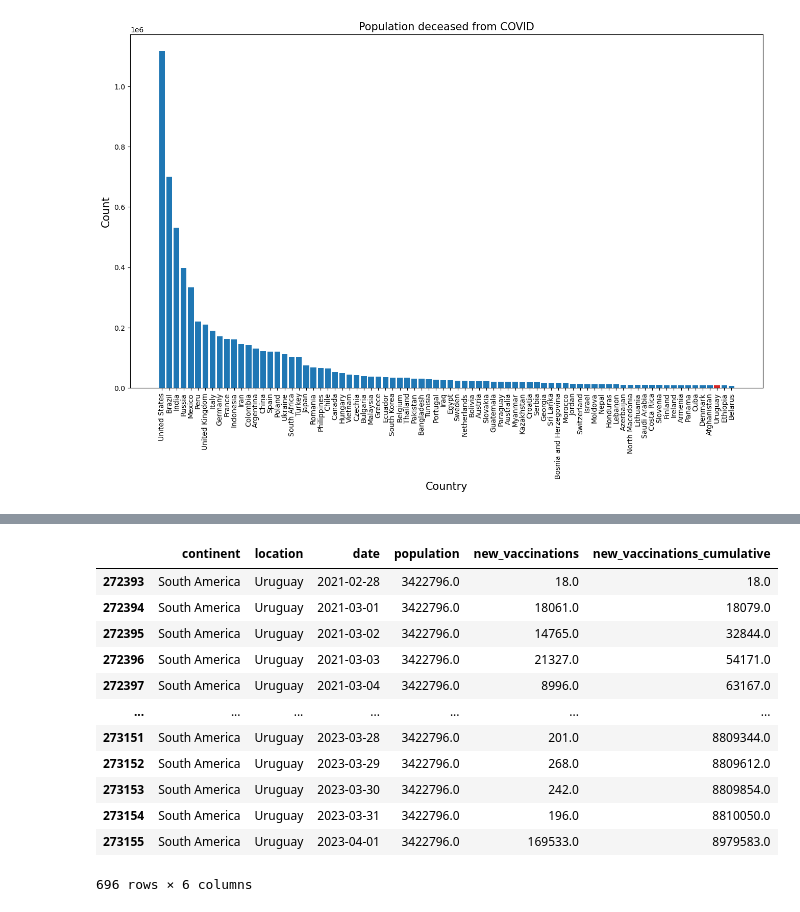
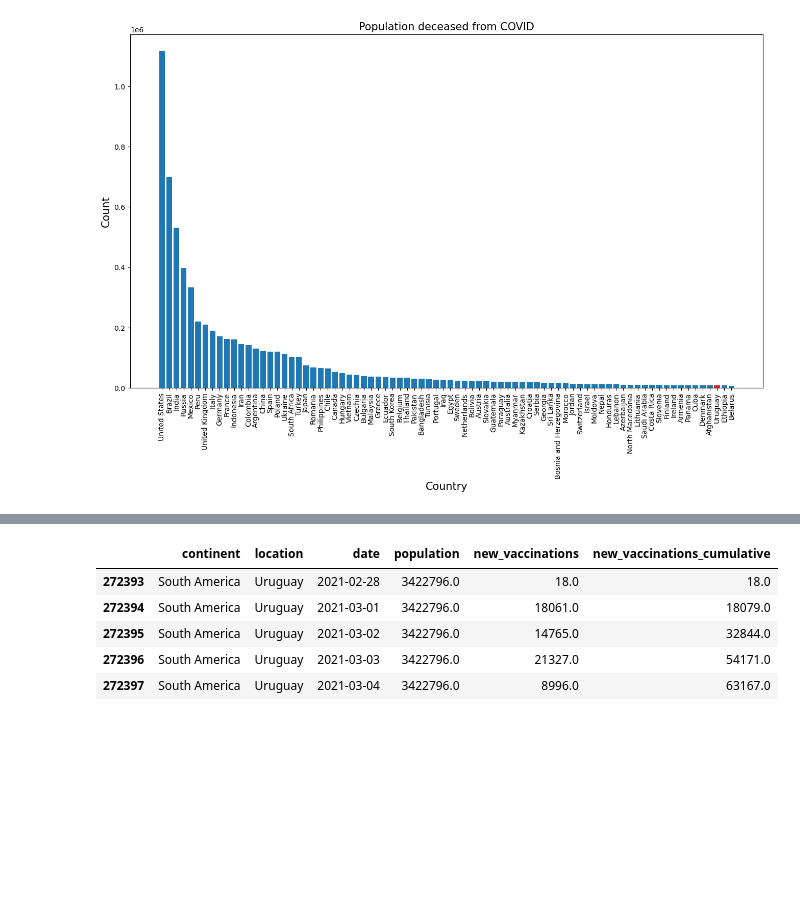
Before and after one commit to David-Almaguer-La-Rosa/SQL-queries-from-Jupyter-Notebook, a Jupyter notebook: Database connection and SQL queries from Jupyter Notebook.ipynb, the cells around one changed output, grey strips where cells are left out. Drawn from its saved outputs; the diff is of its cells as text; code cells hidden in the pictures; blank space fills up the shorter version.

```diff
--- a/Database connection and SQL queries from Jupyter Notebook.ipynb
+++ b/Database connection and SQL queries from Jupyter Notebook.ipynb
@@ -310,31 +319,24 @@ df_6
 # %%
-# obtaining the accumulated number of new vaccinations by country (adding window functions inside in the query)
-# remember to first change the data type of the date column in table covidvaccination to DATE
+# obtaining the accumulated number of new vaccinations by country (adding windows functions in the JOIN query)
+# remember first change the data type of the date column in table covidvaccination to DATE
 sql='''
-    SELECT D.continent, D.location, D.date, D.population, D.new_vaccinations,
+    SELECT D.continent, D.location, D.date, D.population, V.new_vaccinations,
     SUM(CAST(V.new_vaccinations AS INT)) OVER(PARTITION BY D.location ORDER BY D.location, D.date) AS new_vaccinations_cumulative
     FROM coviddeaths D
     JOIN covidvaccination V
     ON D.location = V.location
     AND D.date = V.date
     WHERE D.continent IS NOT NULL
 '''
 query = connection.execute(text(sql))
 result = query.fetchall()
-df_7 = pd.DataFrame(result)
-df_7
-df_7[(df_7['location'] == 'Uruguay') & (df_7['new_vaccinations'] >= 1)]
+df_8 = pd.DataFrame(result)
+df_8
+df_8[(df_8['location'] == 'Uruguay') & (df_8['new_vaccinations'] >= 1)].head(5)
 # %% [output]
 |  | continent | location | date | population | new_vaccinations | new_vaccinations_cumulative |
 | 272393 | South America | Uruguay | 2021-02-28 | 3422796.0 | 18.0 | 18.0 |
 | 272394 | South America | Uruguay | 2021-03-01 | 3422796.0 | 18061.0 | 18079.0 |
 | 272395 | South America | Uruguay | 2021-03-02 | 3422796.0 | 14765.0 | 32844.0 |
 | 272396 | South America | Uruguay | 2021-03-03 | 3422796.0 | 21327.0 | 54171.0 |
 | 272397 | South America | Uruguay | 2021-03-04 | 3422796.0 | 8996.0 | 63167.0 |
-| ... | ... | ... | ... | ... | ... | ... |
-| 273151 | South America | Uruguay | 2023-03-28 | 3422796.0 | 201.0 | 8809344.0 |
-| 273152 | South America | Uruguay | 2023-03-29 | 3422796.0 | 268.0 | 8809612.0 |
-| 273153 | South America | Uruguay | 2023-03-30 | 3422796.0 | 242.0 | 8809854.0 |
-| 273154 | South America | Uruguay | 2023-03-31 | 3422796.0 | 196.0 | 8810050.0 |
-| 273155 | South America | Uruguay | 2023-04-01 | 3422796.0 | 169533.0 | 8979583.0 |
-696 rows × 6 columns
```
Also changed, not shown: parts of 6 cells of this notebook.
